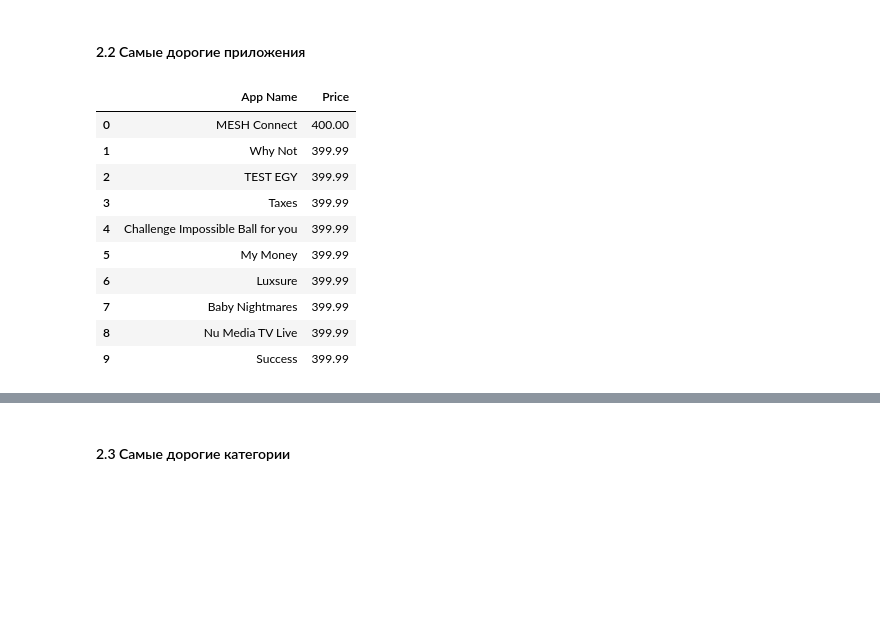
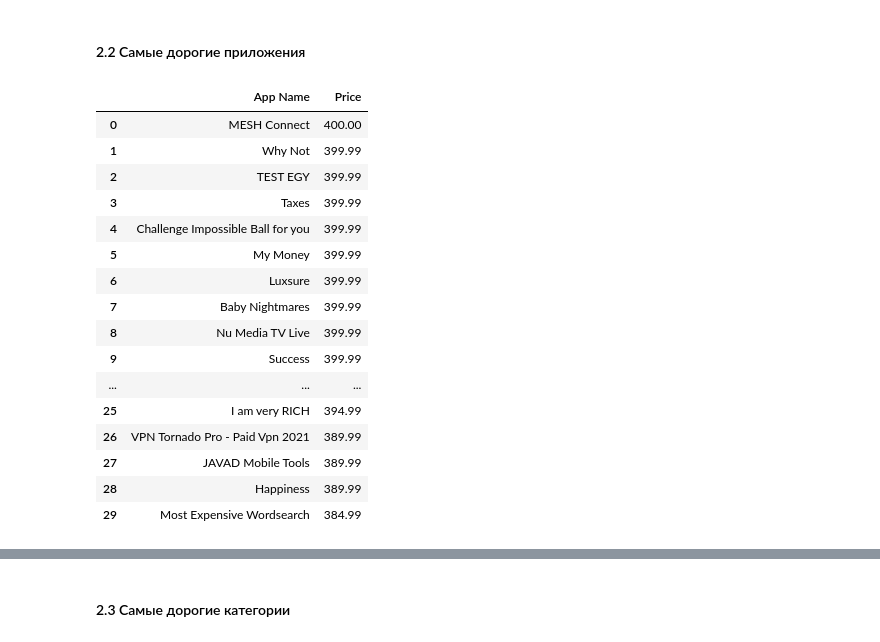
Before and after one commit to KatenokDav/data-analyst-python-course, a Jupyter notebook: final school project DA/final school project DA.ipynb, the cells around one changed output, grey strips where cells are left out. Saved outputs shown, nothing was run; the diff lists cells and outputs as text; code cells hidden in the pictures; blank space fills up the shorter version.

```diff
--- a/final school project DA/final school project DA.ipynb
+++ b/final school project DA/final school project DA.ipynb
@@ -188,19 +188,25 @@ print('Средняя стоимость на приложения :',price.Pric
 # %%
 app_expensive = df.groupby(['App Name'])['Price'].max().sort_values(ascending  = False).reset_index()
 app_expensive = app_expensive.head(30)
-app_expensive.head(10)
+app_expensive.head(30)
 # %% [output]
 |  | App Name | Price |
 | 0 | MESH Connect | 400.00 |
 | 1 | Why Not | 399.99 |
 | 2 | TEST EGY | 399.99 |
 | 3 | Taxes | 399.99 |
 | 4 | Challenge Impossible Ball for you | 399.99 |
 | 5 | My Money | 399.99 |
 | 6 | Luxsure | 399.99 |
 | 7 | Baby Nightmares | 399.99 |
 | 8 | Nu Media TV Live | 399.99 |
 | 9 | Success | 399.99 |
+| ... | ... | ... |
+| 25 | I am very RICH | 394.99 |
+| 26 | VPN Tornado Pro - Paid Vpn 2021 | 389.99 |
+| 27 | JAVAD Mobile Tools | 389.99 |
+| 28 | Happiness | 389.99 |
+| 29 | Most Expensive Wordsearch | 384.99 |
 # %%
 plt.figure(figsize=(10,10))
 sns.barplot(x = app_expensive['Price'], y = app_expensive['App Name'],color = 'plum')
```
Also changed, not shown: parts of 7 cells of this notebook, 1 other file.
